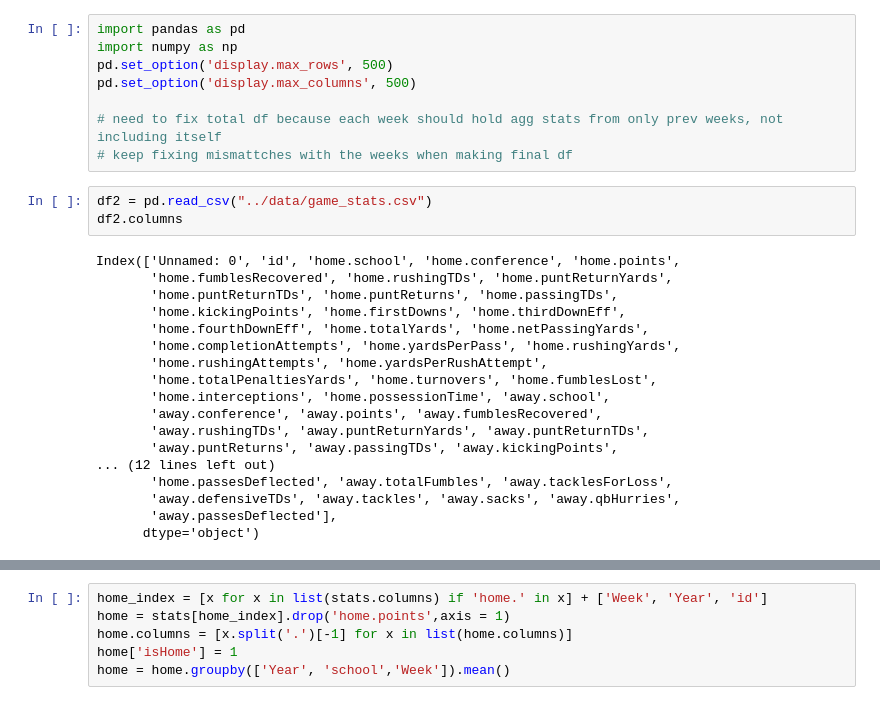
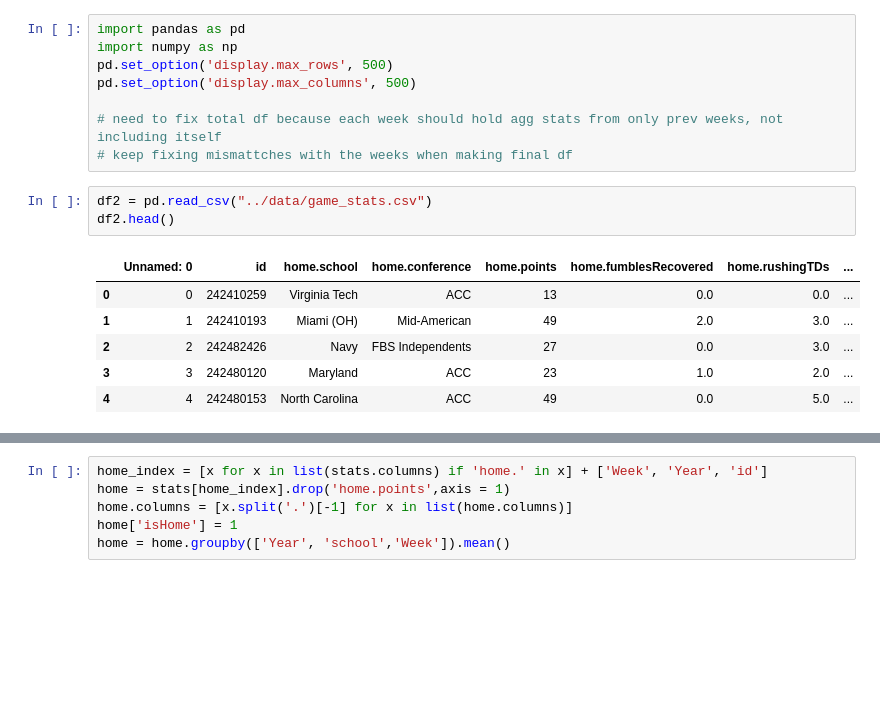
Before and after one commit to MichiganDataScienceTeam/F20-College-Football, a Jupyter notebook: notebooks/Prior Probability Model.ipynb, the cells around one changed output, grey strips where cells are left out. Drawn from its saved outputs; the diff is of its cells as text; blank space fills up the shorter version.

```diff
--- a/notebooks/Prior Probability Model.ipynb
+++ b/notebooks/Prior Probability Model.ipynb
@@ -8,25 +8,14 @@ pd.set_option('display.max_columns', 500)
 # keep fixing mismattches with the weeks when making final df
 # %%
 df2 = pd.read_csv("../data/game_stats.csv")
-df2.columns
+df2.head()
 # %% [output]
-Index(['Unnamed: 0', 'id', 'home.school', 'home.conference', 'home.points',
-       'home.fumblesRecovered', 'home.rushingTDs', 'home.puntReturnYards',
-       'home.puntReturnTDs', 'home.puntReturns', 'home.passingTDs',
-       'home.kickingPoints', 'home.firstDowns', 'home.thirdDownEff',
-       'home.fourthDownEff', 'home.totalYards', 'home.netPassingYards',
-       'home.completionAttempts', 'home.yardsPerPass', 'home.rushingYards',
-       'home.rushingAttempts', 'home.yardsPerRushAttempt',
-       'home.totalPenaltiesYards', 'home.turnovers', 'home.fumblesLost',
-       'home.interceptions', 'home.possessionTime', 'away.school',
-       'away.conference', 'away.points', 'away.fumblesRecovered',
-       'away.rushingTDs', 'away.puntReturnYards', 'away.puntReturnTDs',
-       'away.puntReturns', 'away.passingTDs', 'away.kickingPoints',
-... (12 lines left out)
-       'home.passesDeflected', 'away.totalFumbles', 'away.tacklesForLoss',
-       'away.defensiveTDs', 'away.tackles', 'away.sacks', 'away.qbHurries',
-       'away.passesDeflected'],
-      dtype='object')
+|  | Unnamed: 0 | id | home.school | home.conference | home.points | home.fumblesRecovered | home.rushingTDs | ... |
+| 0 | 0 | 242410259 | Virginia Tech | ACC | 13 | 0.0 | 0.0 | ... |
+| 1 | 1 | 242410193 | Miami (OH) | Mid-American | 49 | 2.0 | 3.0 | ... |
+| 2 | 2 | 242482426 | Navy | FBS Independents | 27 | 0.0 | 3.0 | ... |
+| 3 | 3 | 242480120 | Maryland | ACC | 23 | 1.0 | 2.0 | ... |
+| 4 | 4 | 242480153 | North Carolina | ACC | 49 | 0.0 | 5.0 | ... |
 # %%
 def process_third(x):
     if(str(x).split('-')[-1] == '0'): return 1
```
Also changed, not shown: parts of 6 cells of this notebook, 1 other file.
